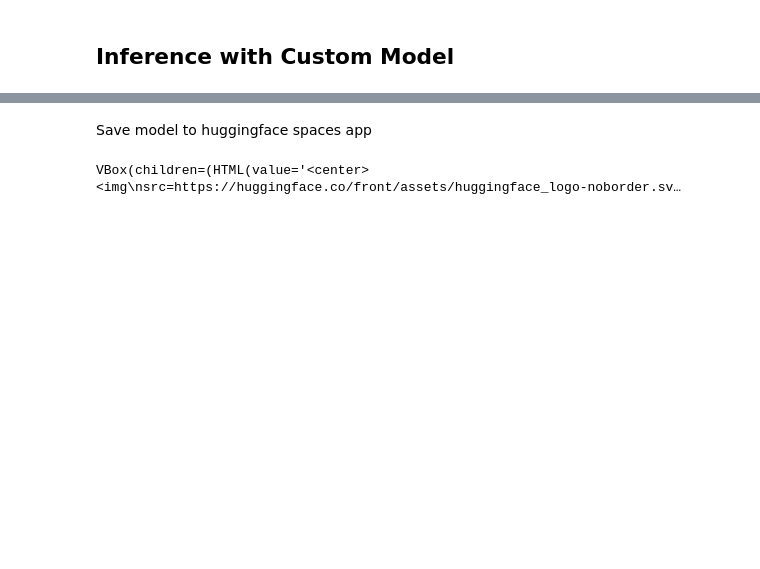
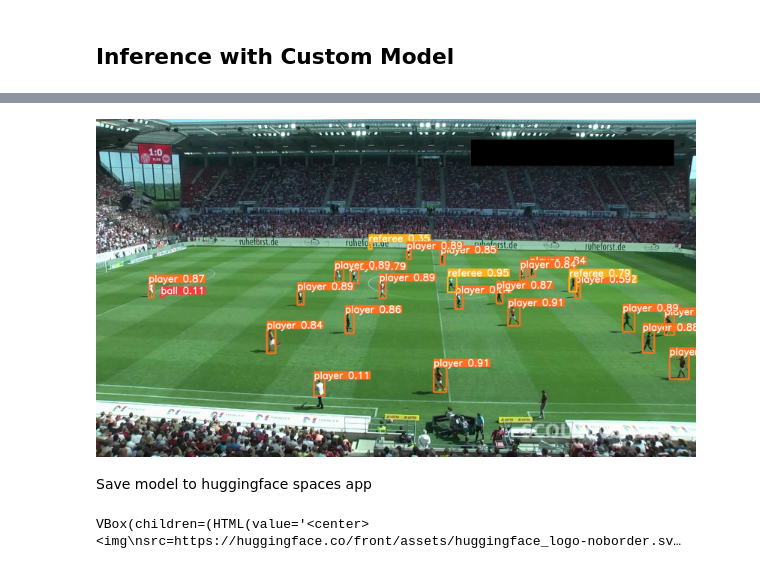
Before and after one commit to 11kartheek/object-detection, a Jupyter notebook: yolov9.ipynb, the cells around one changed output, grey strips where cells are left out. Cells and saved outputs as stored; diff of their text form; code cells hidden in the pictures; blank space fills up the shorter version.

```diff
--- a/yolov9.ipynb
+++ b/yolov9.ipynb
@@ -235,3 +252,9 @@ Results saved to runs/detect/exp5
+# %%
+from IPython.display import Image
+
+Image(filename=f"{HOME}/yolov9/runs/detect/exp4/40cd38_7_6_png.rf.68ef7fcd663cdf0f5b96bacdbcd94e07.jpg", width=600)
+# %% [output]
+[figure, added]
 # %% [markdown]
 Save model to huggingface spaces app
 # %%
```
Also changed, not shown: parts of 28 cells of this notebook.
